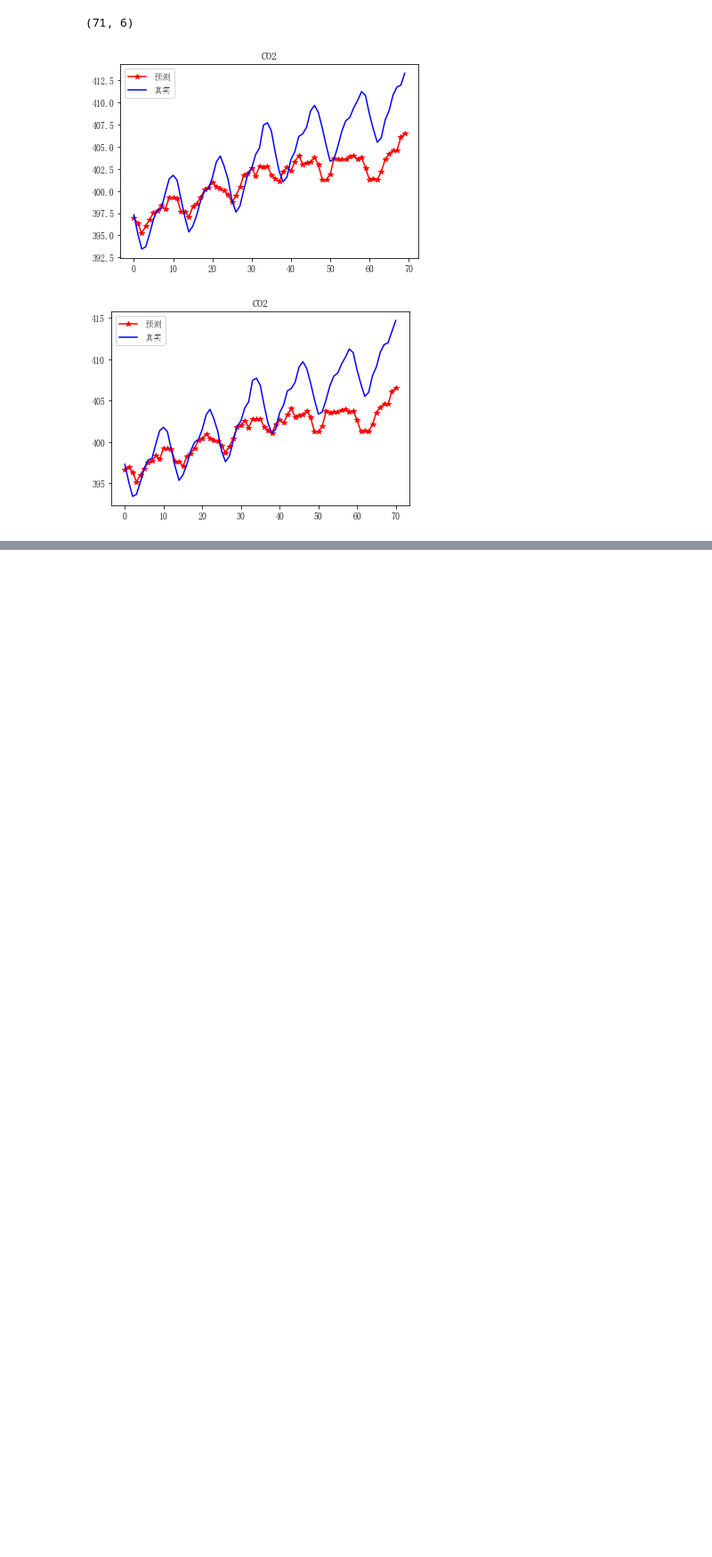
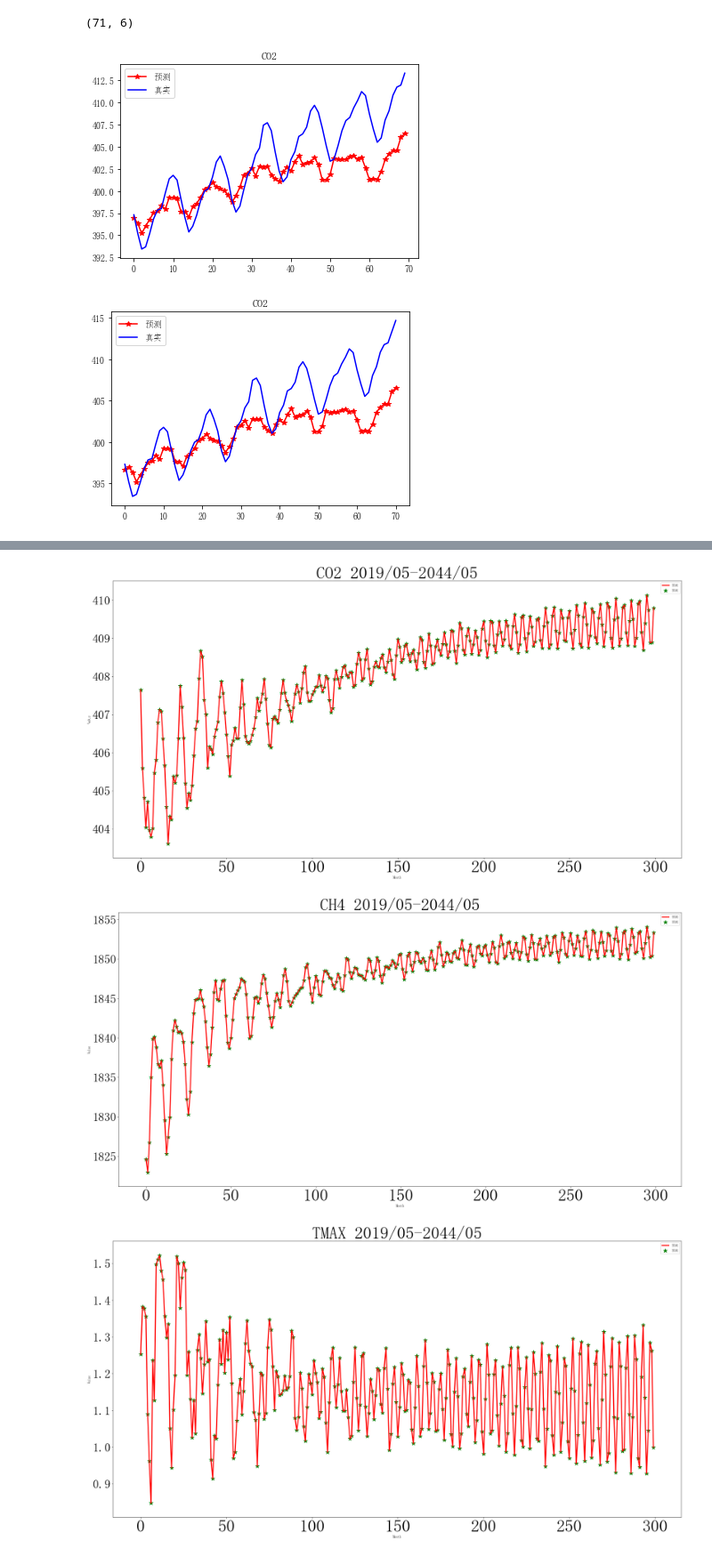
Before and after one commit to WPKENAN/shumo, a Jupyter notebook: pro2/多周期.ipynb, the cells around one changed output, grey strips where cells are left out. Shown at 89% size. Saved outputs shown, nothing was run; the diff lists cells and outputs as text; code cells hidden in the pictures; blank space fills up the shorter version.

```diff
--- a/pro2/多周期.ipynb
+++ b/pro2/多周期.ipynb
@@ -319,26 +329,30 @@ print(pred_y)
 # %%
 
 
 inv_pred_y = scaler.inverse_transform(pred_y)
 x=np.zeros((len(inv_pred_y),1))
 for i in range(len(x)):
     x[i]=i
 
 
 for i in groups:
     # 绘制历史数据和预测数据图
 
     fig= pyplot.figure(figsize = (30,15))
     plt.plot(inv_pred_y[:,i-1],label='预测',c='r',linestyle='-', linewidth=3)
     plt.scatter(x,inv_pred_y[:,i-1],label='预测',c='g',linestyle='-', marker='*',s=150)
     plt.legend()
 
-    plt.title('{} 2019/05-2044/05'.format(dataset.columns[i]))
+    plt.title('{} 2019/05-2044/05'.format(dataset.columns[i]),fontsize=50)
     plt.xlabel("Month")
     plt.ylabel("Value")
     plt.xticks(fontsize=50)
     plt.yticks(fontsize=35)
-    plt.title(fontdict=50)
+#     plt.title(fontdict=50)
     plt.savefig('{}25year.png'.format(dataset.columns[i]))
     plt.show()
     # 计算RMSE
+# %% [output]
+[figure, added]
+[figure, added]
+[figure, added]
```
Also changed, not shown: parts of 2 cells of this notebook, 12 other files.
